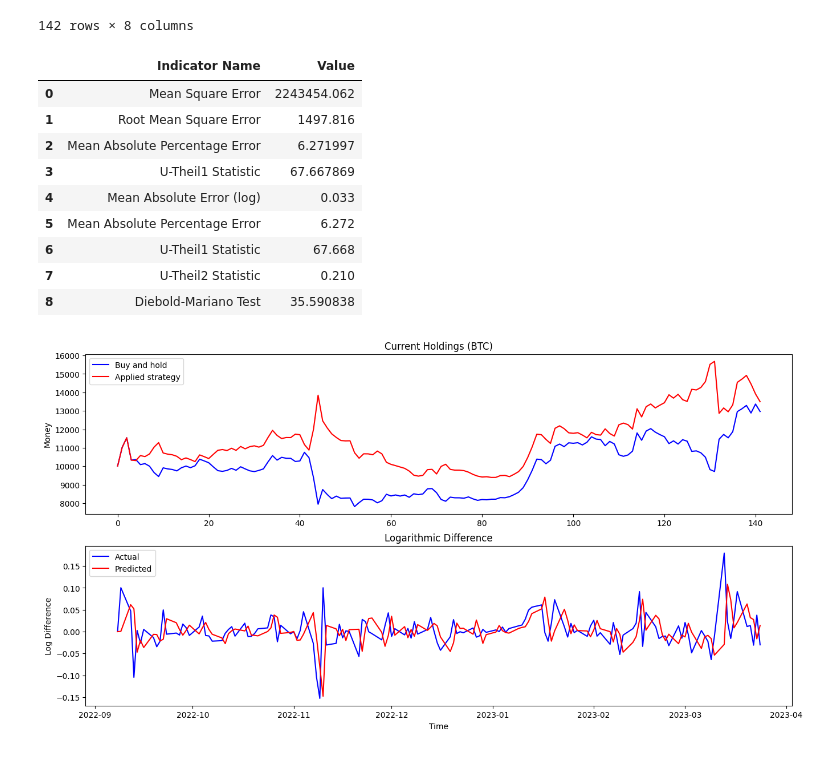
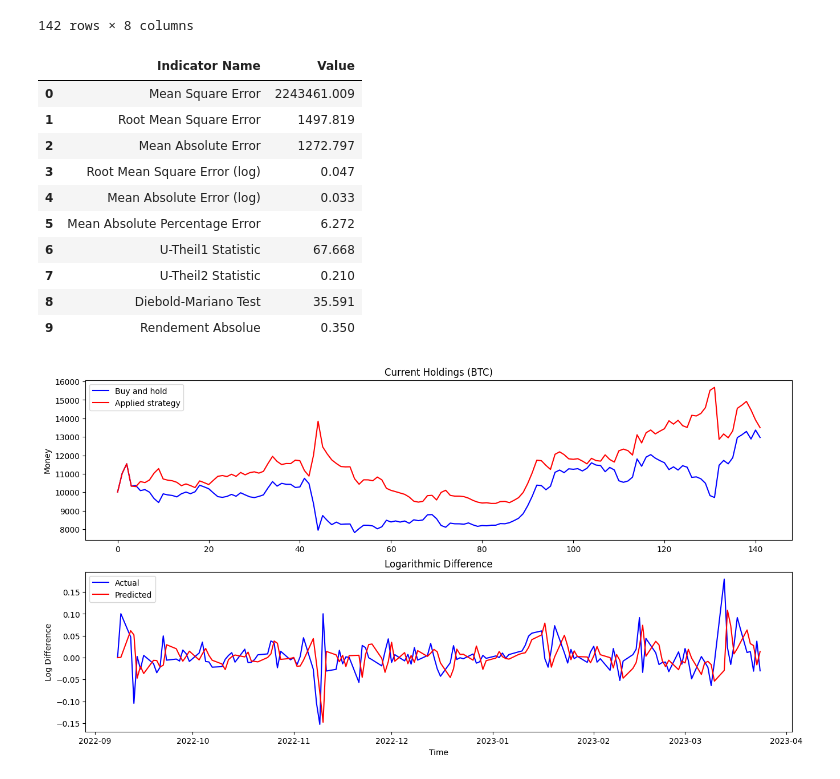
Before and after one commit to CodyAdam/datachallenge2024, a Jupyter notebook: src/final_BTC.ipynb, the cells around one changed output. Saved outputs shown, nothing was run; the diff lists cells and outputs as text; code cells hidden in the pictures.

```diff
--- a/src/final_BTC.ipynb
+++ b/src/final_BTC.ipynb
@@ -288,17 +288,6 @@ u_theil1 = np.sqrt(np.sum(np.square(predicted_values - actual_values)) / np.sum(
 
 # U-Theil2
 u_theil2 = (np.sqrt(np.mean(np.square(predicted_values - actual_values))) / np.sqrt(np.mean(np.square(actual_values))))
-
-# Dielbod-Mariano
-model_errors = actual_prices_aligned_array - predictions_array
-naive_errors = actual_prices_aligned_array - np.roll(actual_prices_aligned_array, 1)
-naive_errors[0] = 0  # handle the first element
-error_diff = model_errors - naive_errors
-mean_diff = np.mean(error_diff)
-var_diff = np.var(error_diff)
-n = len(error_diff)
-dm_stat = mean_diff / np.sqrt(var_diff / n), 2
-dm_stat.round(2)
 
 
 # Calculate the Dielbod-Mariano
@@ -314,42 +303,43 @@ error_diff = model_errors - naive_errors
 # Mean difference in errors
 mean_diff = np.mean(error_diff)
 
 # Variance of the differences
 var_diff = np.var(error_diff)
 
 # Number of observations
 n = len(error_diff)
 
 # Calculate DM test statistic
 dm_stat = mean_diff / np.sqrt(var_diff / n)
 
 absolute_rendement = money_evolution[-1] / 10000 - 1
 
 
 data = {
     'Indicator Name': ['Mean Square Error','Root Mean Square Error', 'Mean Absolute Error','Root Mean Square Error (log)', 'Mean Absolute Error (log)', 'Mean Absolute Percentage Error',
                        'U-Theil1 Statistic', 'U-Theil2 Statistic', 'Diebold-Mariano Test', 'Rendement Absolue'],
     'Value': [mse, rmse, mae, rmse_log, mae_log, mape, u_theil1, u_theil2, dm_stat, absolute_rendement]
 }
 
 table = pd.DataFrame(data)
 table['Value'] = table['Value'].apply(lambda x: round(x, 3))
 
 
 output_path = os.path.join(os.getcwd(), '../data/output', "performance_"+CLOSE+".xlsx")
 table.to_excel(output_path, index=False)
 table
 # %% [output]
 |  | Indicator Name | Value |
-| 0 | Mean Square Error | 2243454.062 |
-| 1 | Root Mean Square Error | 1497.816 |
-| 2 | Mean Absolute Percentage Error | 6.271997 |
-| 3 | U-Theil1 Statistic | 67.667869 |
+| 0 | Mean Square Error | 2243461.009 |
+| 1 | Root Mean Square Error | 1497.819 |
+| 2 | Mean Absolute Error | 1272.797 |
+| 3 | Root Mean Square Error (log) | 0.047 |
 | 4 | Mean Absolute Error (log) | 0.033 |
 | 5 | Mean Absolute Percentage Error | 6.272 |
 | 6 | U-Theil1 Statistic | 67.668 |
 | 7 | U-Theil2 Statistic | 0.210 |
-| 8 | Diebold-Mariano Test | 35.590838 |
+| 8 | Diebold-Mariano Test | 35.591 |
+| 9 | Rendement Absolue | 0.350 |
 # %%
 plt.figure(figsize=(16, 8))
 plt.subplot(2, 1, 1)
```
Also changed, not shown: 1 other file.
